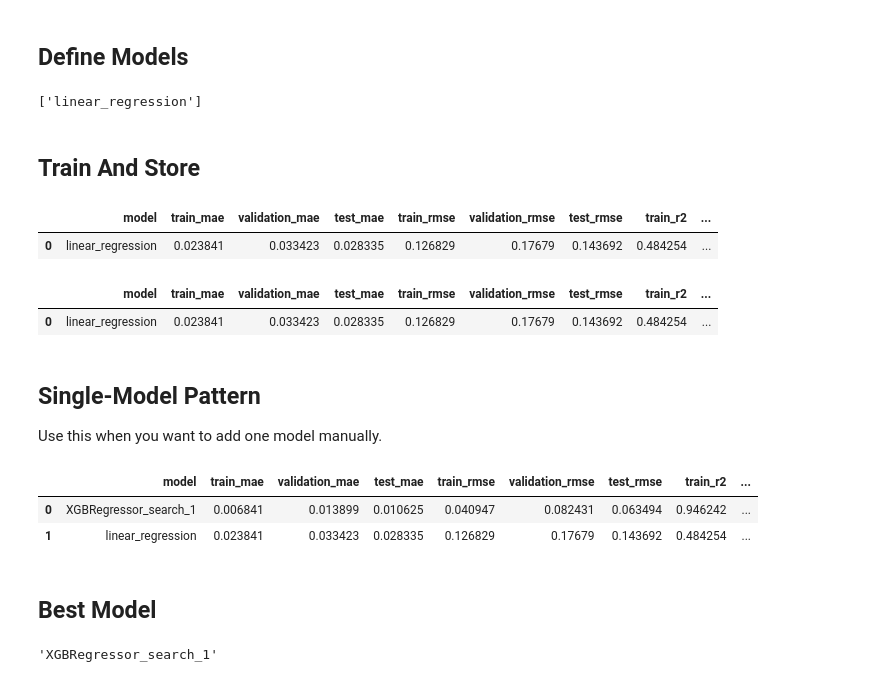
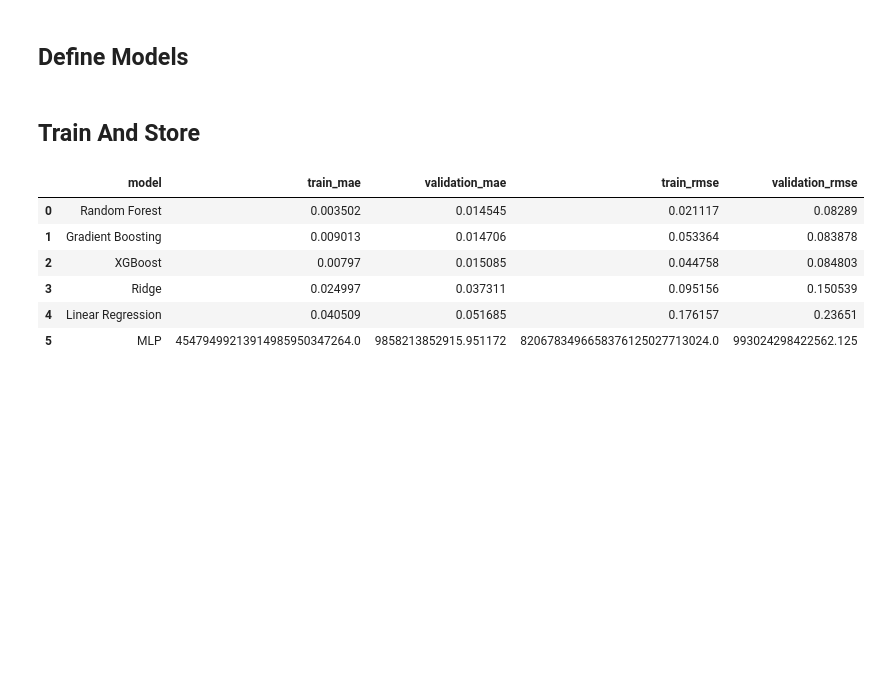
Before and after one commit to RubenCMarques/Using-GNNs-to-minimize-systemic-risk, a Jupyter notebook: src/notebooks/04_ML_Classic_Algorithms.ipynb, the cells around one changed output. Saved outputs shown, nothing was run; the diff lists cells and outputs as text; code cells hidden in the pictures; blank space fills up the shorter version.

```diff
--- a/src/notebooks/04_ML_Classic_Algorithms.ipynb
+++ b/src/notebooks/04_ML_Classic_Algorithms.ipynb
@@ -61,44 +56,29 @@ trainer.train_df.shape, trainer.val_df.shape, trainer.test_df.shape
 # %% [markdown]
 ## Define Models
 # %%
+DISPLAY_COLS = ["model", "train_mae", "validation_mae", "train_rmse", "validation_rmse"]
+TOP1_COLS    = ["model", "train_top1_mae", "validation_top1_mae", "train_top1_rmse", "validation_top1_rmse"]
+
 candidate_models = {
-    "linear_regression": make_pipeline(LinearRegression(), scale_features=True),
+    "Linear Regression": make_pipeline(LinearRegression()),
+    "Ridge":             make_pipeline(Ridge(alpha=1.0)),
+    "MLP":               make_pipeline(MLPRegressor(hidden_layer_sizes=(32,63,16), max_iter=300, activation='relu', learning_rate="adaptive", early_stopping=True, n_iter_no_change=10, random_state=42)),
+    "Random Forest":     make_pipeline(RandomForestRegressor(n_estimators=100, random_state=42)),
+    "Gradient Boosting": make_pipeline(HistGradientBoostingRegressor(max_iter=200, random_state=42)),
+    "XGBoost":           make_pipeline(XGBRegressor(n_estimators=100, learning_rate=0.1, max_depth=6, random_state=42)),
 }
 
 list(candidate_models)
-# %% [output]
-['linear_regression']
 # %% [markdown]
 ## Train And Store
 # %%
 trainer.train_all(candidate_models)
+trainer.leaderboard()[DISPLAY_COLS]
 # %% [output]
-|  | model | train_mae | validation_mae | test_mae | train_rmse | validation_rmse | test_rmse | train_r2 | ... |
-| 0 | linear_regression | 0.023841 | 0.033423 | 0.028335 | 0.126829 | 0.17679 | 0.143692 | 0.484254 | ... |
+|  | model | train_mae | validation_mae | train_rmse | validation_rmse |
+| 0 | Random Forest | 0.003502 | 0.014545 | 0.021117 | 0.08289 |
+| 1 | Gradient Boosting | 0.009013 | 0.014706 | 0.053364 | 0.083878 |
+| 2 | XGBoost | 0.00797 | 0.015085 | 0.044758 | 0.084803 |
+| 3 | Ridge | 0.024997 | 0.037311 | 0.095156 | 0.150539 |
+| 4 | Linear Regression | 0.040509 | 0.051685 | 0.176157 | 0.23651 |
+| 5 | MLP | 45479499213914985950347264.0 | 9858213852915.951172 | 8206783496658376125027713024.0 | 993024298422562.125 |
-# %%
-trainer.leaderboard()
-# %% [output]
-|  | model | train_mae | validation_mae | test_mae | train_rmse | validation_rmse | test_rmse | train_r2 | ... |
-| 0 | linear_regression | 0.023841 | 0.033423 | 0.028335 | 0.126829 | 0.17679 | 0.143692 | 0.484254 | ... |
-# %% [markdown]
-## Single-Model Pattern
-
-Use this when you want to add one model manually.
-# %%
-amodel = make_pipeline(
-    XGBRegressor(n_estimators=100, learning_rate=0.1, max_depth=6, random_state=42),
-    scale_features=True,
-)
-
-trainer.train(model=amodel, name="XGBRegressor_search_1")
-trainer.leaderboard()
-# %% [output]
-|  | model | train_mae | validation_mae | test_mae | train_rmse | validation_rmse | test_rmse | train_r2 | ... |
-| 0 | XGBRegressor_search_1 | 0.006841 | 0.013899 | 0.010625 | 0.040947 | 0.082431 | 0.063494 | 0.946242 | ... |
-| 1 | linear_regression | 0.023841 | 0.033423 | 0.028335 | 0.126829 | 0.17679 | 0.143692 | 0.484254 | ... |
-# %% [markdown]
-## Best Model
-# %%
-trainer.best_name()
-# %% [output]
-'XGBRegressor_search_1'
```
Also changed, not shown: parts of 9 cells of this notebook, 7 other files.
